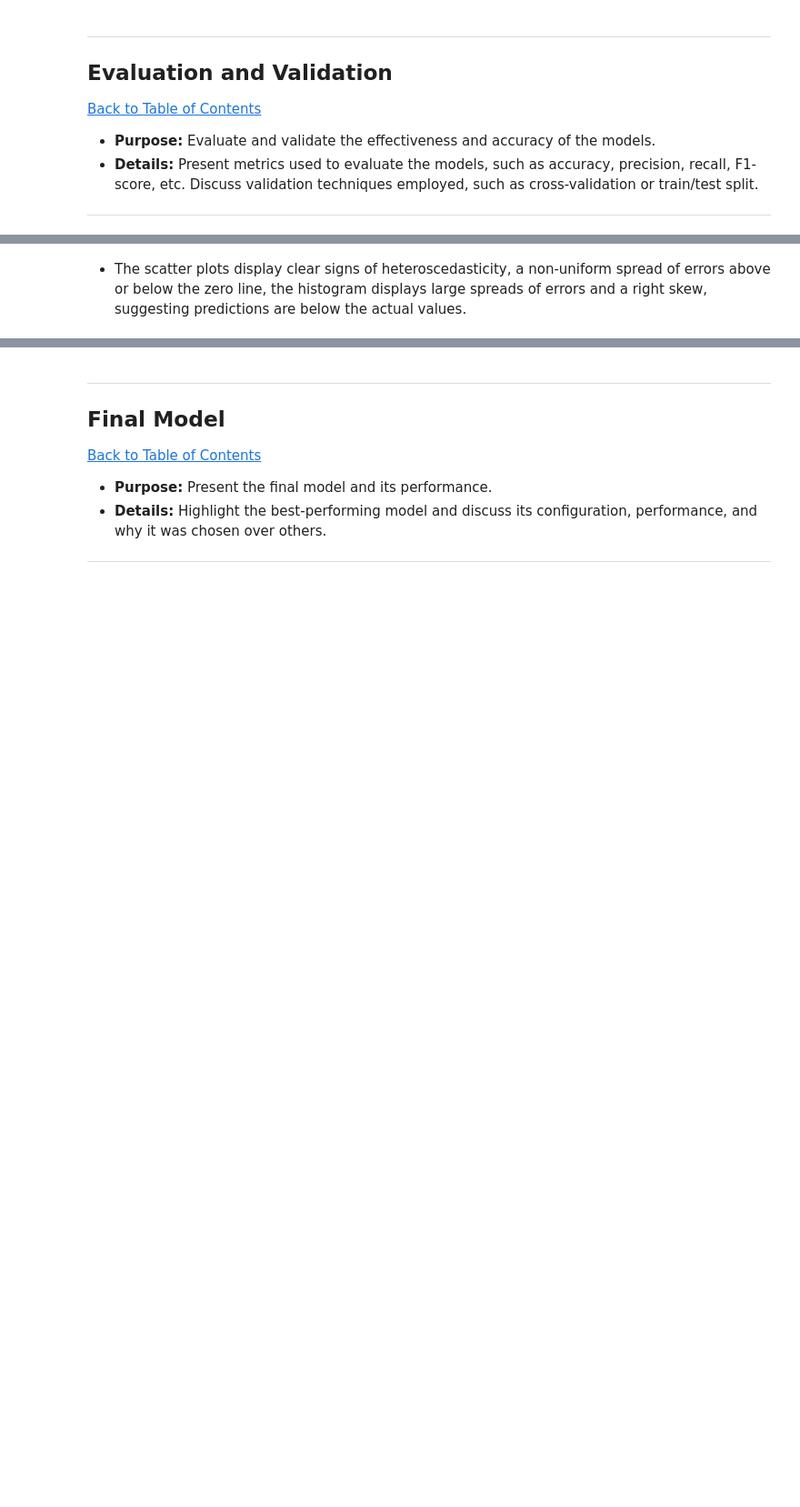
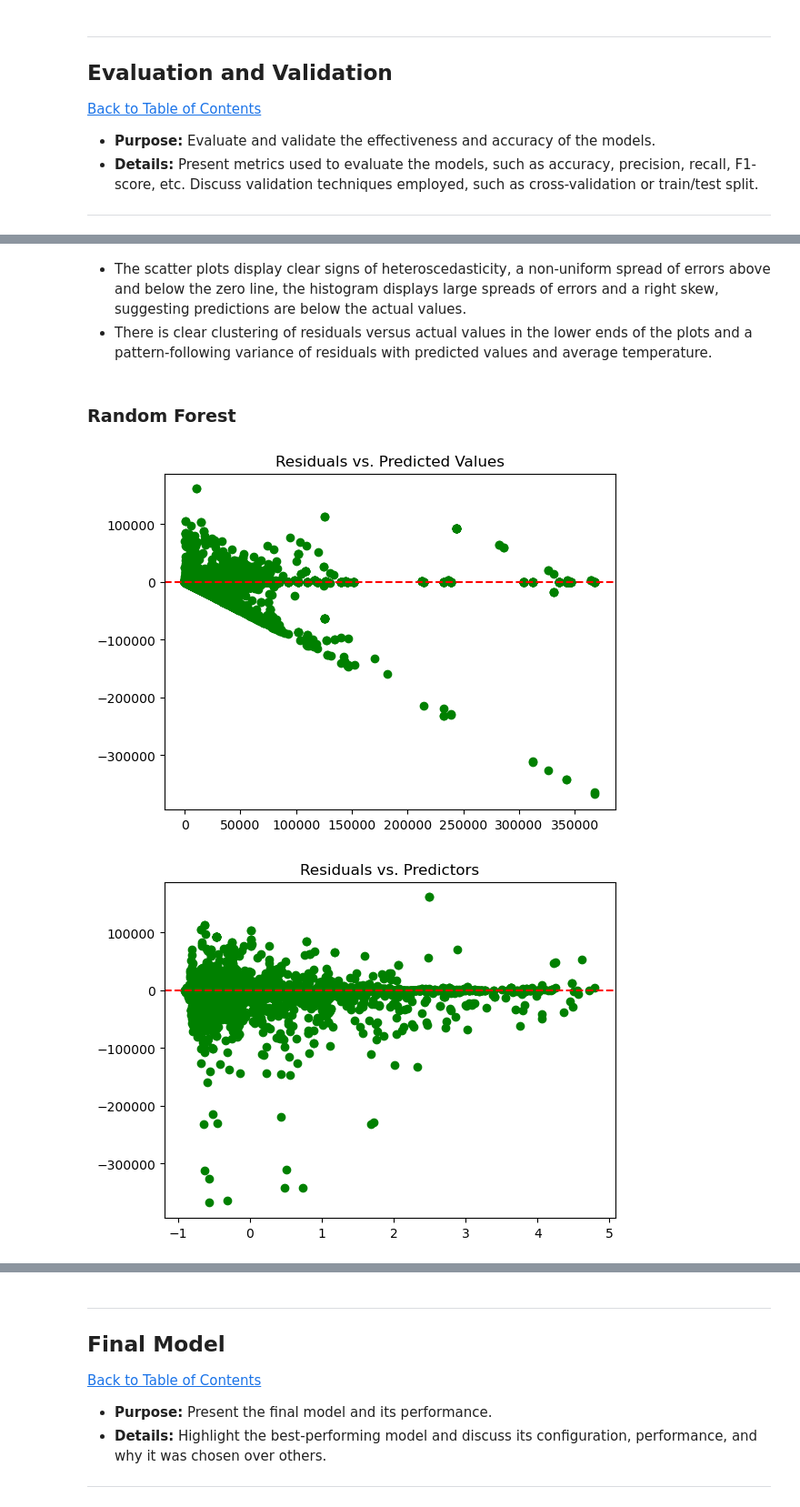
Before and after one commit to KGEbrahim/Workplace-project, a Jupyter notebook: QCTO---Workplace-Module-Notebook-Template-4571.ipynb, the cells around one changed output, grey strips where cells are left out. Shown at 91% size. Cells and saved outputs as stored; diff of their text form; code cells hidden in the pictures; blank space fills up the shorter version.

```diff
--- a/QCTO---Workplace-Module-Notebook-Template-4571.ipynb
+++ b/QCTO---Workplace-Module-Notebook-Template-4571.ipynb
@@ -429,2 +548,28 @@ plt.show()
 # %% [markdown]
-- The scatter plots display clear signs of heteroscedasticity, a non-uniform spread of errors above or below the zero line, the histogram displays large spreads of errors and a right skew, suggesting predictions are below the actual values.
+- The scatter plots display clear signs of heteroscedasticity, a non-uniform spread of errors above and below the zero line, the histogram displays large spreads of errors and a right skew, suggesting predictions are below the actual values.
+- There is clear clustering of residuals versus actual values in the lower ends of the plots and a pattern-following variance of residuals with predicted values and average temperature.
+# %% [markdown]
+### **Random Forest**
+# %%
+# Calculate residuals
+rf_residuals = y_test - rf_y_pred
+
+# Residuals vs. Predicted values
+plt.scatter(rf_y_pred, rf_residuals, color="green")
+plt.axhline(y=0, color='red', linestyle='--')
+plt.title('Residuals vs. Predicted Values')
+plt.show()
+
+# Residuals vs predictors
+plt.scatter(X_test, rf_residuals, color='green')
+plt.axhline(y=0, color='red', linestyle= '--')
+plt.title("Residuals vs. Predictors")
+plt.show()
+
+# Distribution of residuals
+plt.hist(rf_residuals, bins=10, edgecolor='black')
+plt.title('Histogram of Residuals')
+plt.show()
+# %% [output]
+[figure, added]
+[figure, added]
```
Also changed, not shown: parts of 27 cells of this notebook, 1 other file.
